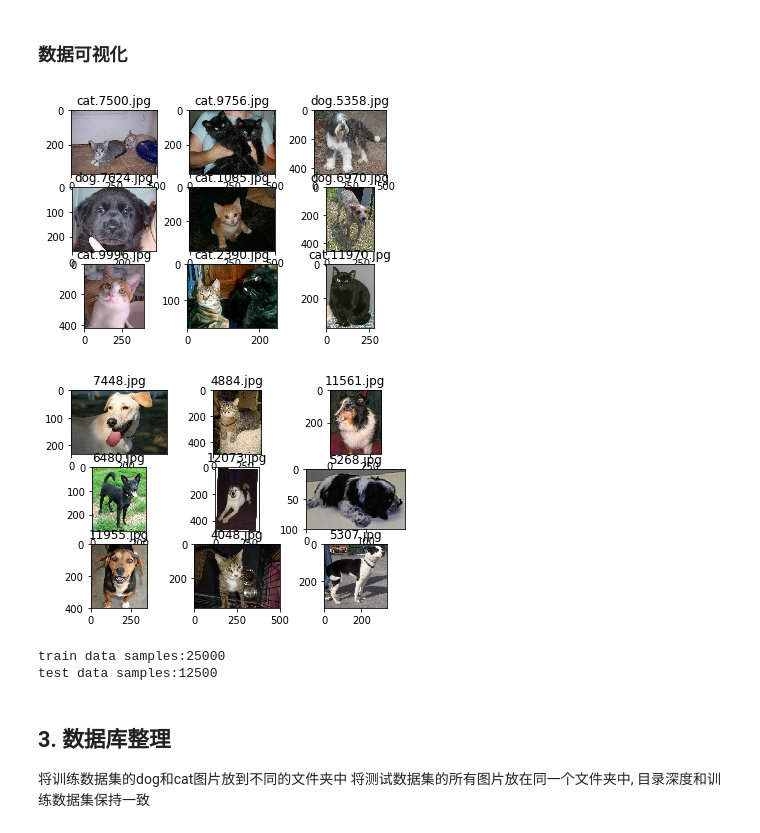
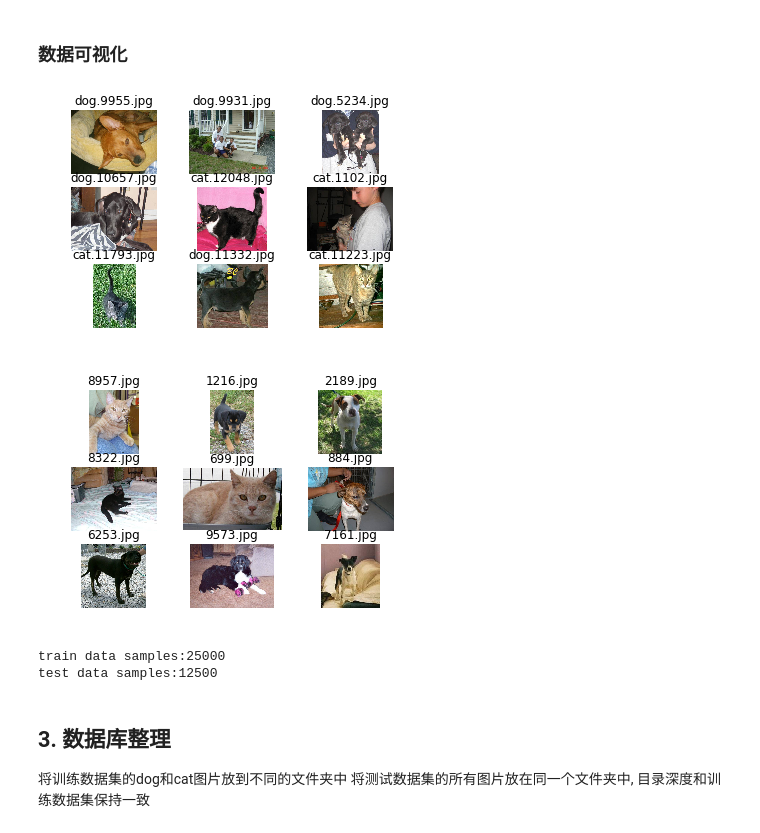
Before and after one commit to conson0214/Udacity-Programme, a Jupyter notebook: P5_program/data_preprocess.ipynb, the cells around one changed output. Saved outputs shown, nothing was run; the diff lists cells and outputs as text; code cells hidden in the pictures.

```diff
--- a/P5_program/data_preprocess.ipynb
+++ b/P5_program/data_preprocess.ipynb
@@ -33,35 +33,37 @@ random.shuffle(test_list)
 
 plotloc = [331, 332, 333, 334, 335, 336, 337, 338, 339]
 
 for idx, fname in enumerate(train_list):
     if idx >= 9:
         break
     img_name = os.path.join(train_path, fname)
     img = cv2.imread(img_name)
     b, g, r = cv2.split(img)
     img = cv2.merge([r, g, b])
     plt.subplot(plotloc[idx])
     plt.imshow(img)
     plt.title(fname)
+    plt.axis('off')
 plt.show()
 
 for idx, fname in enumerate(test_list):
     if idx >= 9:
         break
     img_name = os.path.join(test_path, fname)
     img = cv2.imread(img_name)
     b, g, r = cv2.split(img)
     img = cv2.merge([r, g, b])
     plt.subplot(plotloc[idx])
     plt.imshow(img)
     plt.title(fname)
+    plt.axis('off')
 plt.show()
 
 print("train data samples:%d" % (train_list.__len__()))
 print("test data samples:%d" % (test_list.__len__()))
 # %% [output]
-[figure, old version]
+[figure, new version]
-[figure, old version]
+[figure, new version]
 train data samples:25000
 test data samples:12500
 # %% [markdown]
```
Also changed, not shown: parts of 12 cells of this notebook, 9 other files.
